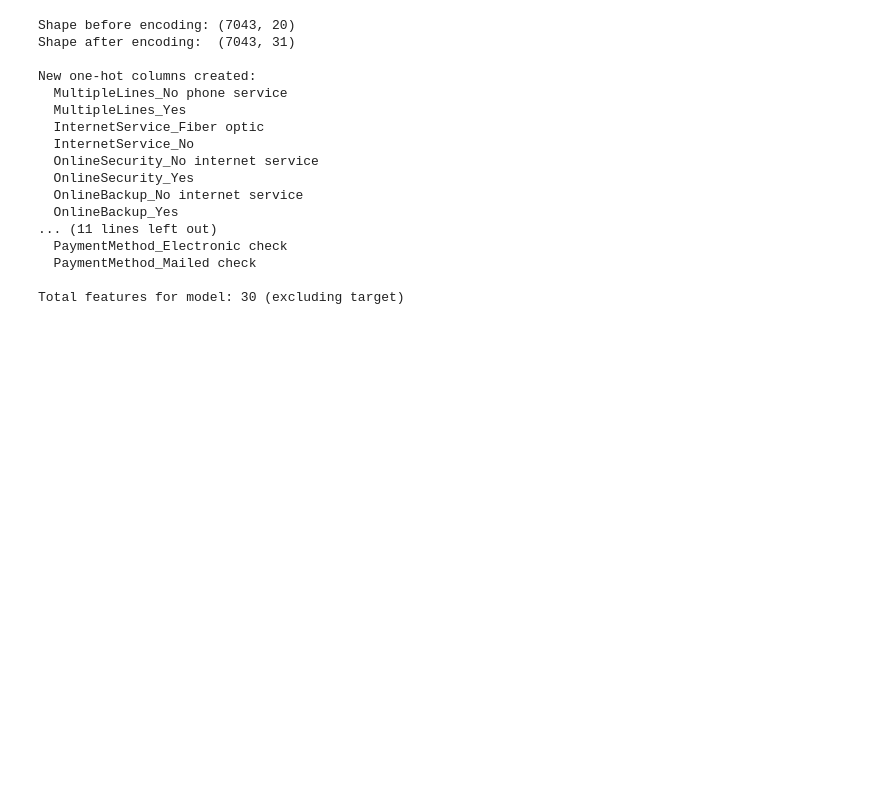
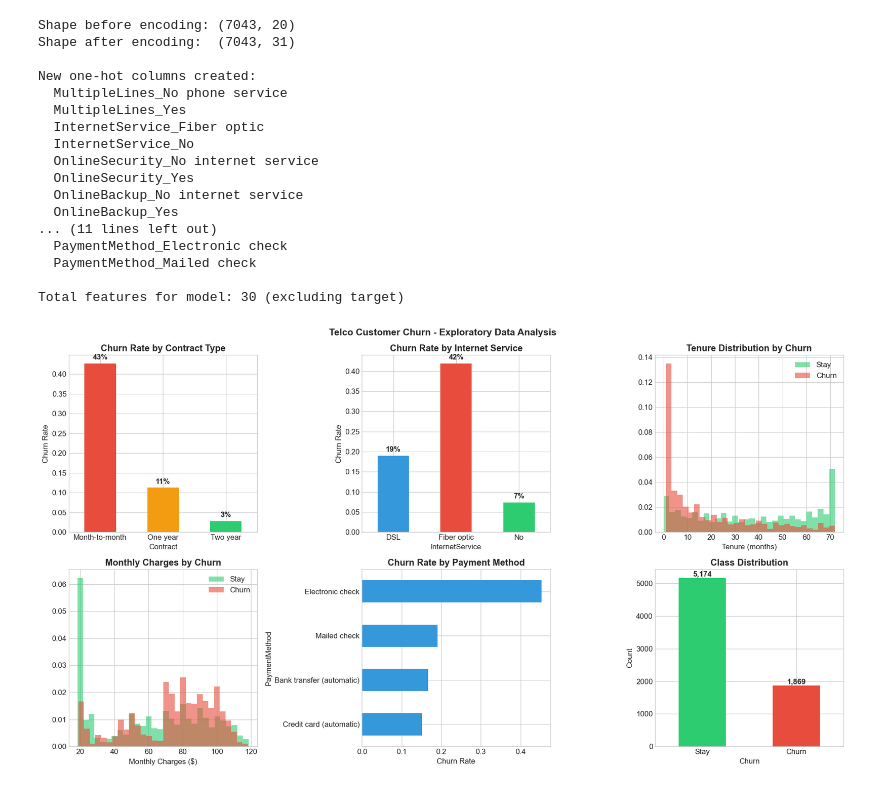
Before and after one commit to AlexKarari/logistic-regression, a Jupyter notebook: notebooks/logisitc_regression.ipynb, the cells around one changed output. Saved outputs shown, nothing was run; the diff lists cells and outputs as text; code cells hidden in the pictures; blank space fills up the shorter version.

Commit message:
Perform EDA and check churn rate by key features.

```diff
--- a/notebooks/logisitc_regression.ipynb
+++ b/notebooks/logisitc_regression.ipynb
@@ -180,3 +180,79 @@ New one-hot columns created:
   PaymentMethod_Mailed check
 
 Total features for model: 30 (excluding target)
+# %%
+# EDA - Churn rate by key features
+fig, axes = plt.subplots(2, 3, figsize=(18, 10))
+
+# 1. Churn by Contract type
+ax = axes[0, 0]
+contract_churn = df_raw.groupby('Contract')['Churn'].apply(lambda x: (x=='Yes').mean())
+contract_churn = contract_churn.reindex(['Month-to-month', 'One year', 'Two year'])
+contract_churn.plot(kind='bar', ax=ax, color=['#e74c3c', '#f39c12', '#2ecc71'])
+ax.set_title('Churn Rate by Contract Type', fontweight='bold')
+ax.set_ylabel('Churn Rate')
+ax.set_xticklabels(ax.get_xticklabels(), rotation=0)
+for i, v in enumerate(contract_churn):
+    ax.text(i, v + 0.01, f'{v:.0%}', ha='center', fontweight='bold')
+
+# 2. Churn by Internet Service
+ax = axes[0, 1]
+internet_churn = df_raw.groupby('InternetService')['Churn'].apply(lambda x: (x=='Yes').mean())
+internet_churn.plot(kind='bar', ax=ax, color=['#3498db', '#e74c3c', '#2ecc71'])
+ax.set_title('Churn Rate by Internet Service', fontweight='bold')
+ax.set_ylabel('Churn Rate')
+ax.set_xticklabels(ax.get_xticklabels(), rotation=0)
+for i, v in enumerate(internet_churn):
+    ax.text(i, v + 0.01, f'{v:.0%}', ha='center', fontweight='bold')
+
+# 3. Tenure distribution by churn
+ax = axes[0, 2]
+ax.hist(df_raw[df_raw['Churn']=='No']['tenure'], bins=30, alpha=0.6,
+        label='Stay', color='#2ecc71', density=True)
+ax.hist(df_raw[df_raw['Churn']=='Yes']['tenure'], bins=30, alpha=0.6,
+        label='Churn', color='#e74c3c', density=True)
+ax.set_title('Tenure Distribution by Churn', fontweight='bold')
+ax.set_xlabel('Tenure (months)')
+ax.legend()
+
+# 4. Monthly charges by churn
+ax = axes[1, 0]
+ax.hist(df_raw[df_raw['Churn']=='No']['MonthlyCharges'], bins=30, alpha=0.6,
+        label='Stay', color='#2ecc71', density=True)
+ax.hist(df_raw[df_raw['Churn']=='Yes']['MonthlyCharges'], bins=30, alpha=0.6,
+        label='Churn', color='#e74c3c', density=True)
+ax.set_title('Monthly Charges by Churn', fontweight='bold')
+ax.set_xlabel('Monthly Charges ($)')
+ax.legend()
+
+# 5. Payment method
+ax = axes[1, 1]
+pay_churn = df_raw.groupby('PaymentMethod')['Churn'].apply(
+    lambda x: (x=='Yes').mean()).sort_values()
+pay_churn.plot(kind='barh', ax=ax, color='#3498db')
+ax.set_title('Churn Rate by Payment Method', fontweight='bold')
+ax.set_xlabel('Churn Rate')
+
+# 6. Class balance
+ax = axes[1, 2]
+counts = df_raw['Churn'].value_counts()
+counts.plot(kind='bar', ax=ax, color=['#2ecc71', '#e74c3c'])
+ax.set_title('Class Distribution', fontweight='bold')
+ax.set_ylabel('Count')
+ax.set_xticklabels(['Stay', 'Churn'], rotation=0)
+for i, v in enumerate(counts):
+    ax.text(i, v + 50, f'{v:,}', ha='center', fontweight='bold')
+
+plt.suptitle('Telco Customer Churn - Exploratory Data Analysis', fontsize=15, fontweight='bold')
+plt.tight_layout()
+plt.savefig('../visualisations/eda_overview.png', dpi=150, bbox_inches='tight')
+plt.show()
+
+print('Key Observations:')
+print('  1. Month-to-month contracts have ~42% churn vs ~3% for two-year')
+print('  2. Fiber optic customers churn more (~42%) — possibly price/quality issues')
+print('  3. New customers (low tenure) churn the most')
+print('  4. Higher monthly charges correlate with more churn')
+print('  5. Electronic check users churn the most (~45%)')
+# %% [output]
+[figure, added]
```
Also changed, not shown: parts of 1 cell of this notebook, 1 other file.
